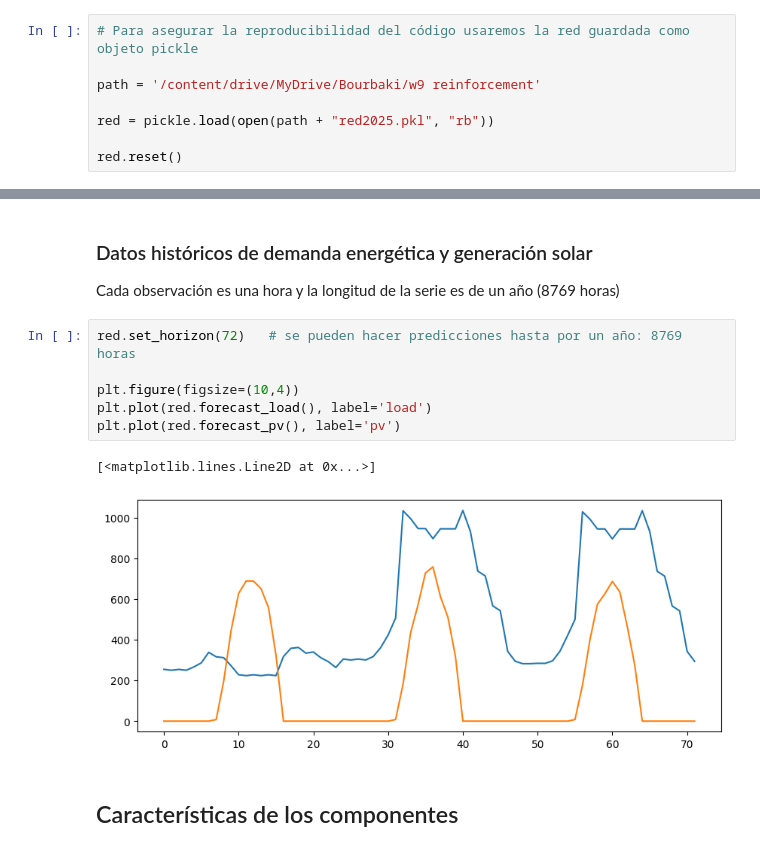
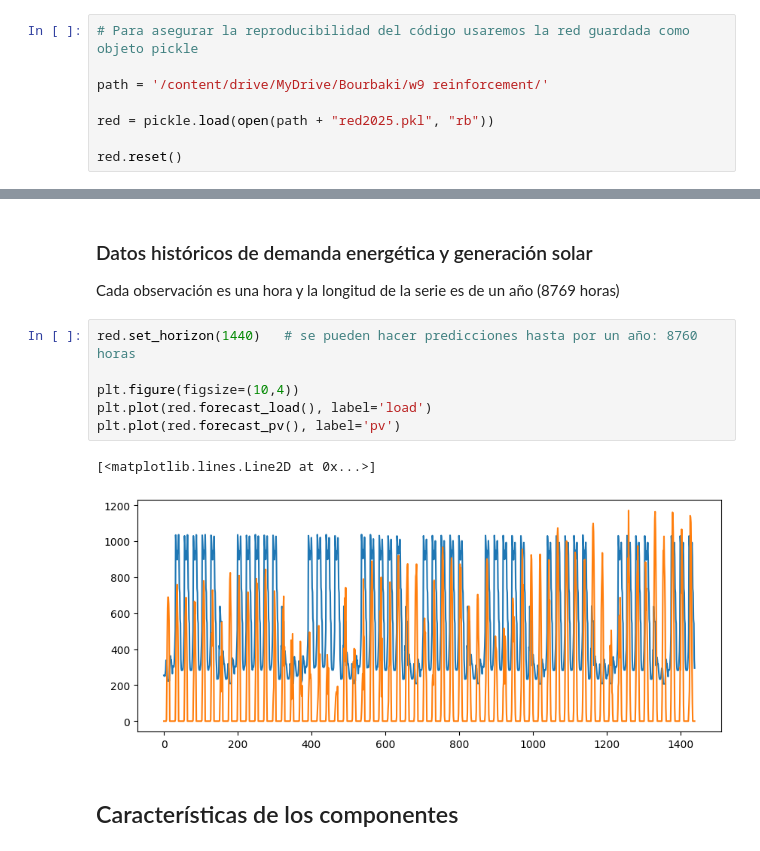
Before and after one commit to Quantium/Aprendizaje-por-Refuerzo, a Jupyter notebook: Notebooks/Deep_QLearning_Gestión_de_una_red_eléctrica.ipynb, the cells around one changed output, grey strips where cells are left out. Cells and saved outputs as stored; diff of their text form.

```diff
--- a/Notebooks/Deep_QLearning_Gestión_de_una_red_eléctrica.ipynb
+++ b/Notebooks/Deep_QLearning_Gestión_de_una_red_eléctrica.ipynb
@@ -108,7 +108,7 @@ Mounted at /content/drive
 # %%
 # Para asegurar la reproducibilidad del código usaremos la red guardada como objeto pickle
 
-path = '/content/drive/MyDrive/Bourbaki/w9 reinforcement'
+path = '/content/drive/MyDrive/Bourbaki/w9 reinforcement/'
 
 red = pickle.load(open(path + "red2025.pkl", "rb"))
 
@@ -140,14 +140,14 @@ Cuando se aplique la acción, entonces obtendremos un `Status` nuevo.
 
 Cada observación es una hora y la longitud de la serie es de un año (8769 horas)
 # %%
-red.set_horizon(72)   # se pueden hacer predicciones hasta por un año: 8769 horas
+red.set_horizon(1440)   # se pueden hacer predicciones hasta por un año: 8760 horas
 
 plt.figure(figsize=(10,4))
 plt.plot(red.forecast_load(), label='load')
 plt.plot(red.forecast_pv(), label='pv')
 # %% [output]
 [<matplotlib.lines.Line2D at 0x...>]
-[figure, old version]
+[figure, new version]
 # %% [markdown]
 ## Características de los componentes
 # %% [markdown]
```
Also changed, not shown: parts of 11 cells of this notebook.
